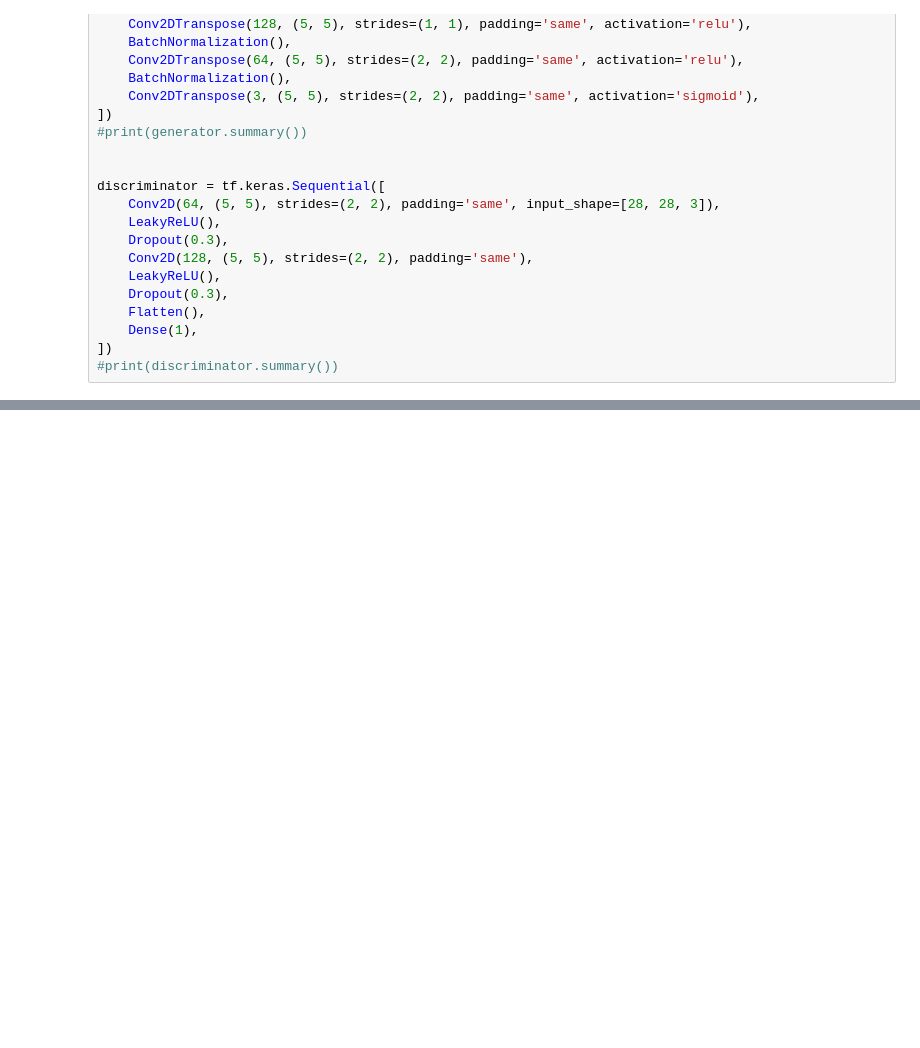
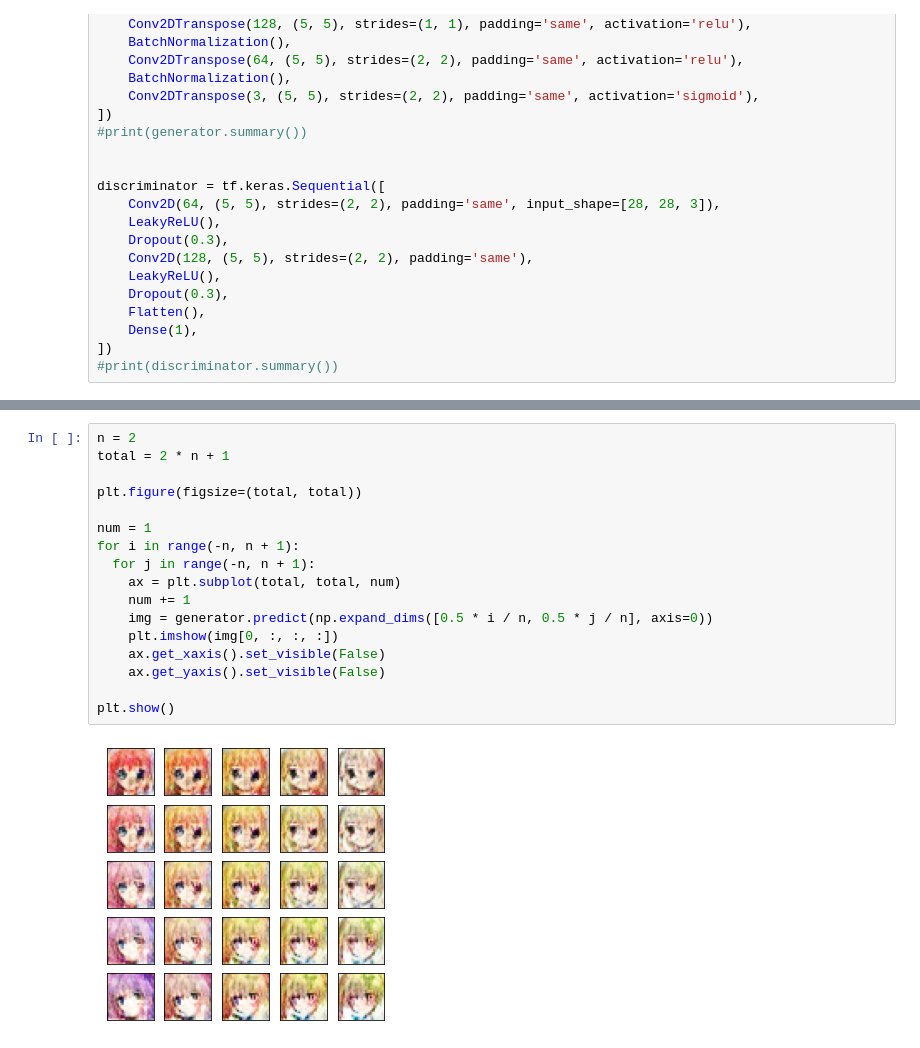
Before and after one commit to FaetterP/CNN-GAN, a Jupyter notebook: color.ipynb, the cells around one changed output, grey strips where cells are left out. Saved outputs shown, nothing was run; the diff lists cells and outputs as text; blank space fills up the shorter version.

```diff
--- a/color.ipynb
+++ b/color.ipynb
@@ -197,0 +200,19 @@ plt.show()
+# %%
+n = 2
+total = 2 * n + 1
+
+plt.figure(figsize=(total, total))
+
+num = 1
+for i in range(-n, n + 1):
+  for j in range(-n, n + 1):
+    ax = plt.subplot(total, total, num)
+    num += 1
+    img = generator.predict(np.expand_dims([0.5 * i / n, 0.5 * j / n], axis=0))
+    plt.imshow(img[0, :, :, :])
+    ax.get_xaxis().set_visible(False)
+    ax.get_yaxis().set_visible(False)
+
+plt.show()
+# %% [output]
+[figure, added]
```
Also changed, not shown: parts of 6 cells of this notebook.
